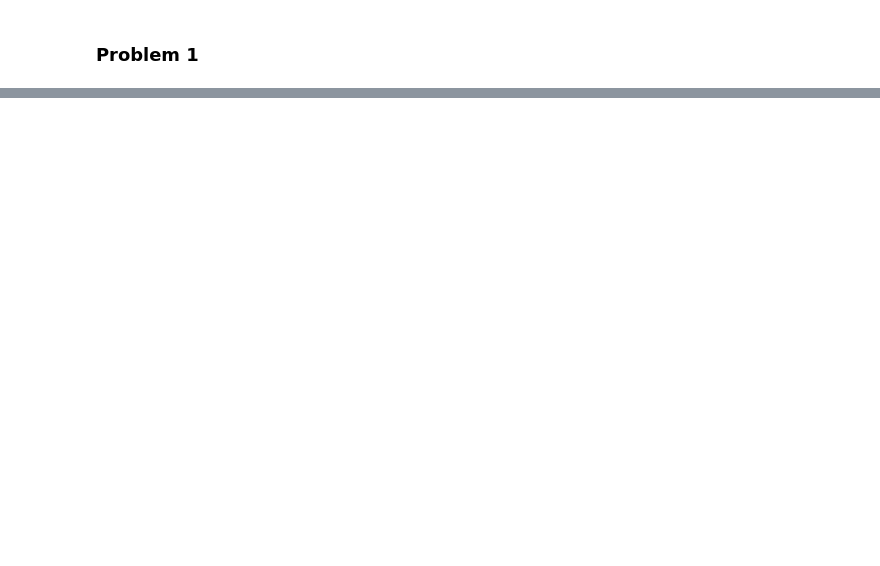
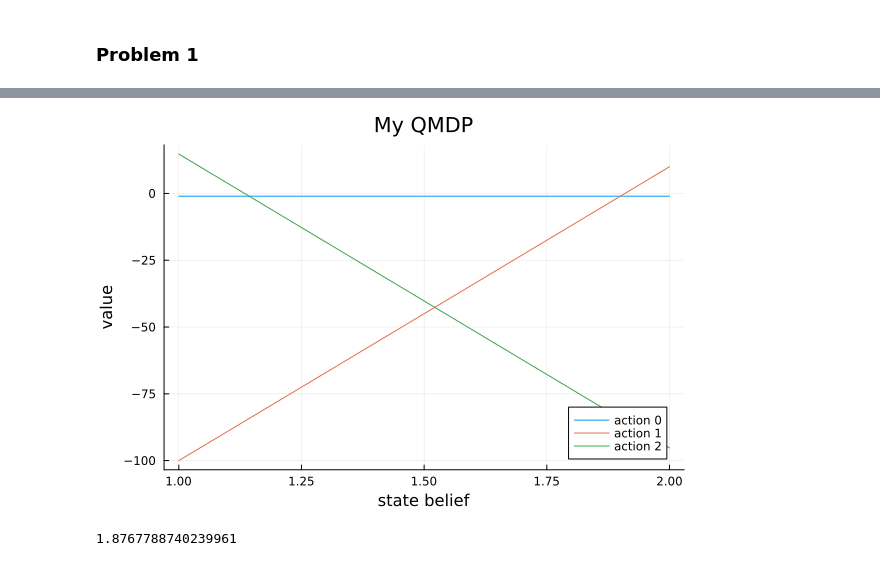
Before and after one commit to Nivlac3213/DMU-SP2025, a Jupyter notebook: homework/Homework6/Homework6_Henggeler.ipynb, the cells around one changed output, grey strips where cells are left out. Drawn from its saved outputs; the diff is of its cells as text; code cells hidden in the pictures; blank space fills up the shorter version.

```diff
--- a/homework/Homework6/Homework6_Henggeler.ipynb
+++ b/homework/Homework6/Homework6_Henggeler.ipynb
@@ -149,0 +164,15 @@ up = HW6Updater(m)
+# %%
+p2 = plot(xlabel="state belief", ylabel="value", title="My QMDP")
+for (i, alpha_vec) in enumerate(qmdp_p.alphas)
+    plot!(p2, qmdp_p.alphas[i], label="action $(qmdp_p.alpha_actions[i])")
+end
+p2
+# %% [output]
+[figure, added]
+# %%
+# SARSOP
+sarsop_p = solve(SARSOPSolver(), m)
+sarsop_scores = [simulate(RolloutSimulator(max_steps=500), m, sarsop_p, up) for _ in 1:5000]
+@show std(sarsop_scores) / sqrt(length(sarsop_scores))
+# %% [output]
+1.8767788740239961
```
Also changed, not shown: parts of 22 cells of this notebook, 1 other file.
